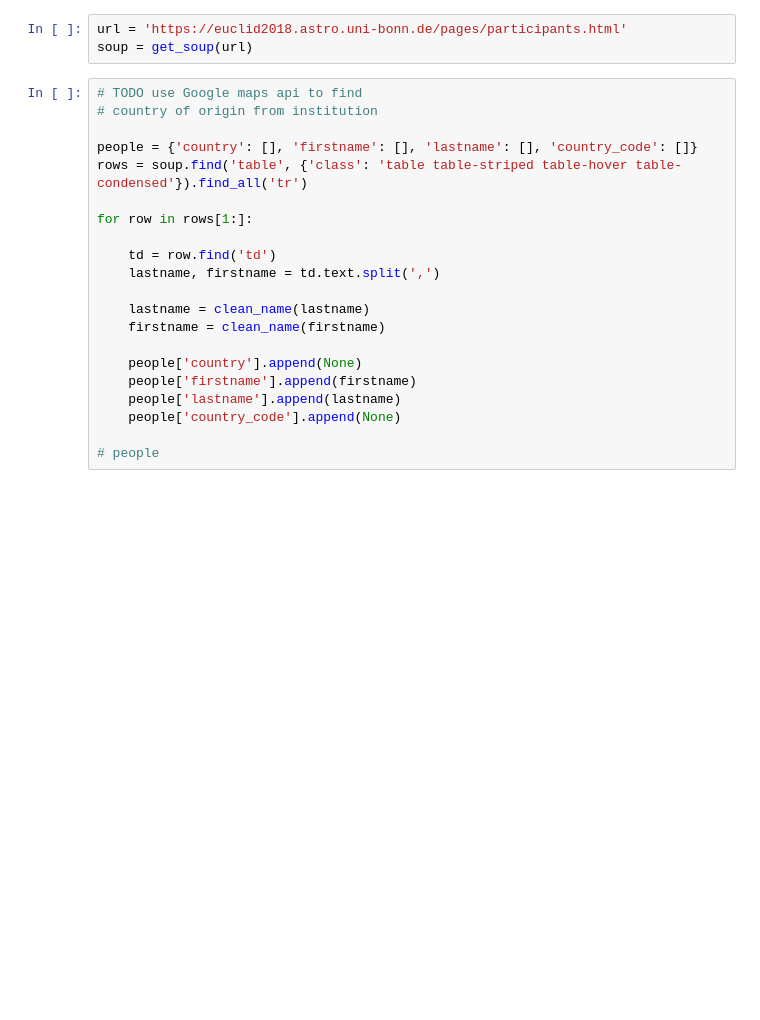
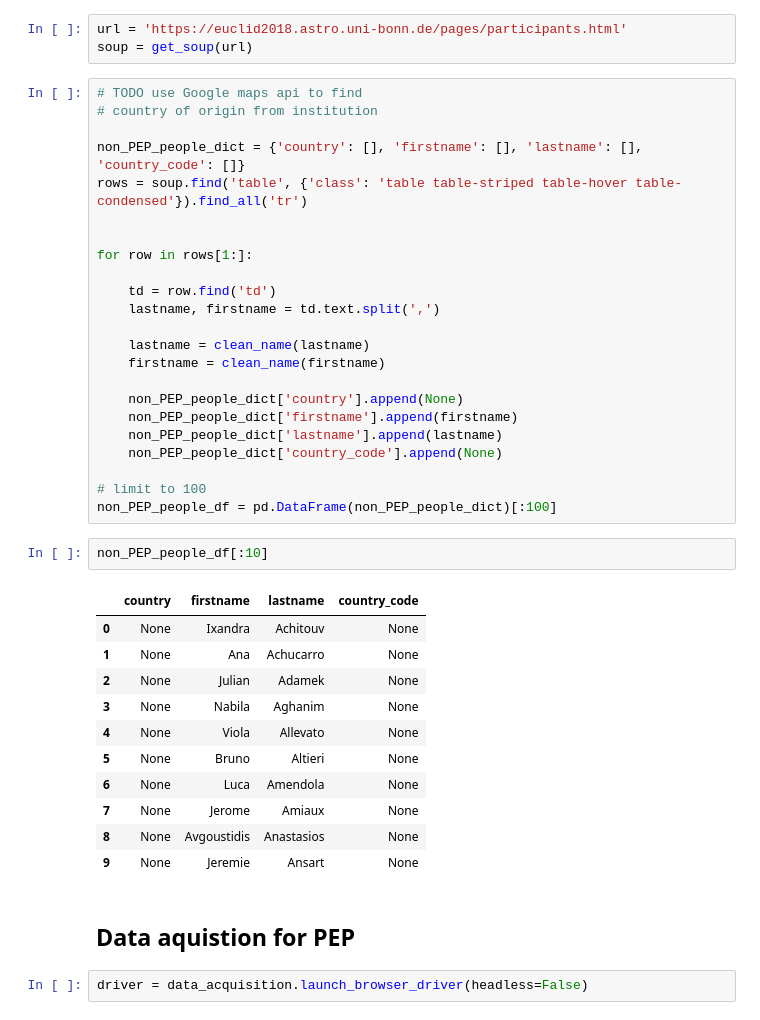
Before and after one commit to jcoupon/person-insights, a Jupyter notebook: notebooks/Data modeling.ipynb, the cells around one changed output. Cells and saved outputs as stored; diff of their text form; blank space fills up the shorter version.

```diff
--- a/notebooks/Data modeling.ipynb
+++ b/notebooks/Data modeling.ipynb
@@ -161,8 +163,9 @@ soup = get_soup(url)
 # TODO use Google maps api to find
 # country of origin from institution
 
-people = {'country': [], 'firstname': [], 'lastname': [], 'country_code': []}
+non_PEP_people_dict = {'country': [], 'firstname': [], 'lastname': [], 'country_code': []}
 rows = soup.find('table', {'class': 'table table-striped table-hover table-condensed'}).find_all('tr')
+
 
 for row in rows[1:]:
 
@@ -172,9 +175,28 @@ for row in rows[1:]:
     lastname = clean_name(lastname)
     firstname = clean_name(firstname)
 
-    people['country'].append(None)
-    people['firstname'].append(firstname)
-    people['lastname'].append(lastname)
-    people['country_code'].append(None)
+    non_PEP_people_dict['country'].append(None)
+    non_PEP_people_dict['firstname'].append(firstname)
+    non_PEP_people_dict['lastname'].append(lastname)
+    non_PEP_people_dict['country_code'].append(None)
 
-# people
+# limit to 100
+non_PEP_people_df = pd.DataFrame(non_PEP_people_dict)[:100]
+# %%
+non_PEP_people_df[:10]
+# %% [output]
+|  | country | firstname | lastname | country_code |
+| 0 | None | Ixandra | Achitouv | None |
+| 1 | None | Ana | Achucarro | None |
+| 2 | None | Julian | Adamek | None |
+| 3 | None | Nabila | Aghanim | None |
+| 4 | None | Viola | Allevato | None |
+| 5 | None | Bruno | Altieri | None |
+| 6 | None | Luca | Amendola | None |
+| 7 | None | Jerome | Amiaux | None |
+| 8 | None | Avgoustidis | Anastasios | None |
+| 9 | None | Jeremie | Ansart | None |
+# %% [markdown]
+## Data aquistion for PEP
+# %%
+driver = data_acquisition.launch_browser_driver(headless=False)
```
Also changed, not shown: parts of 12 cells of this notebook, 5 other files.
